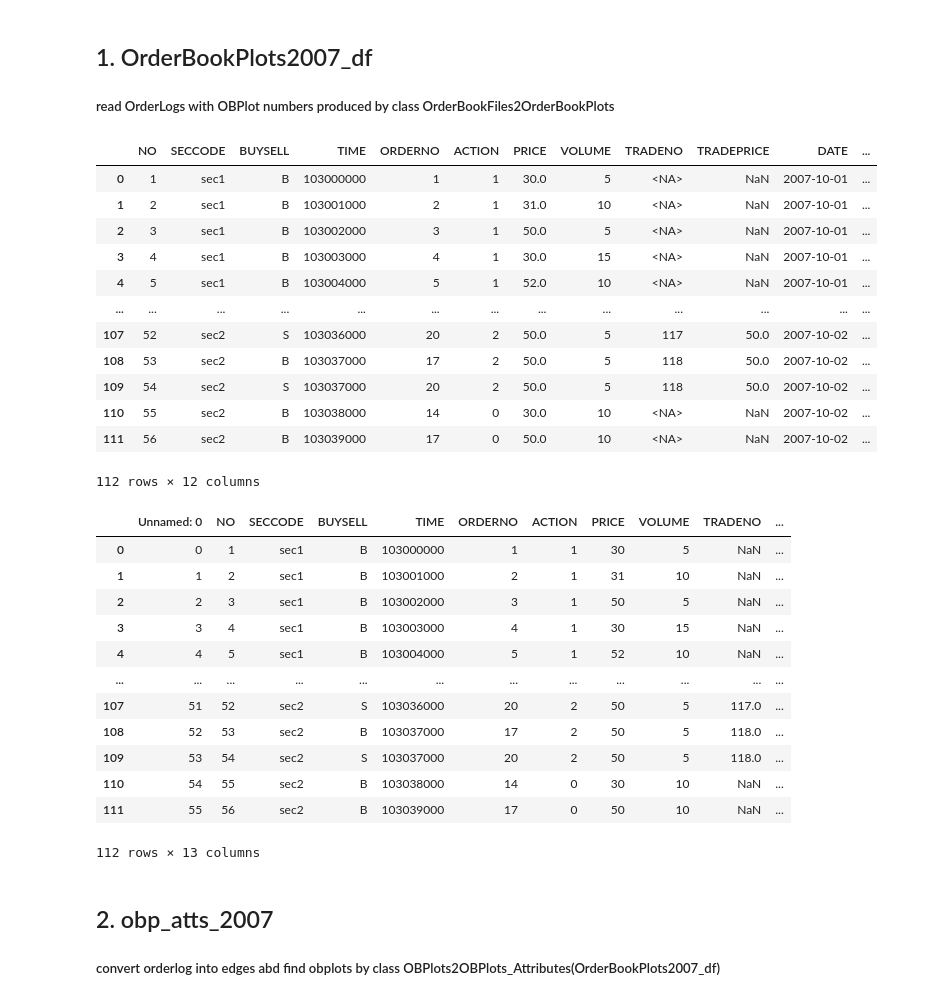
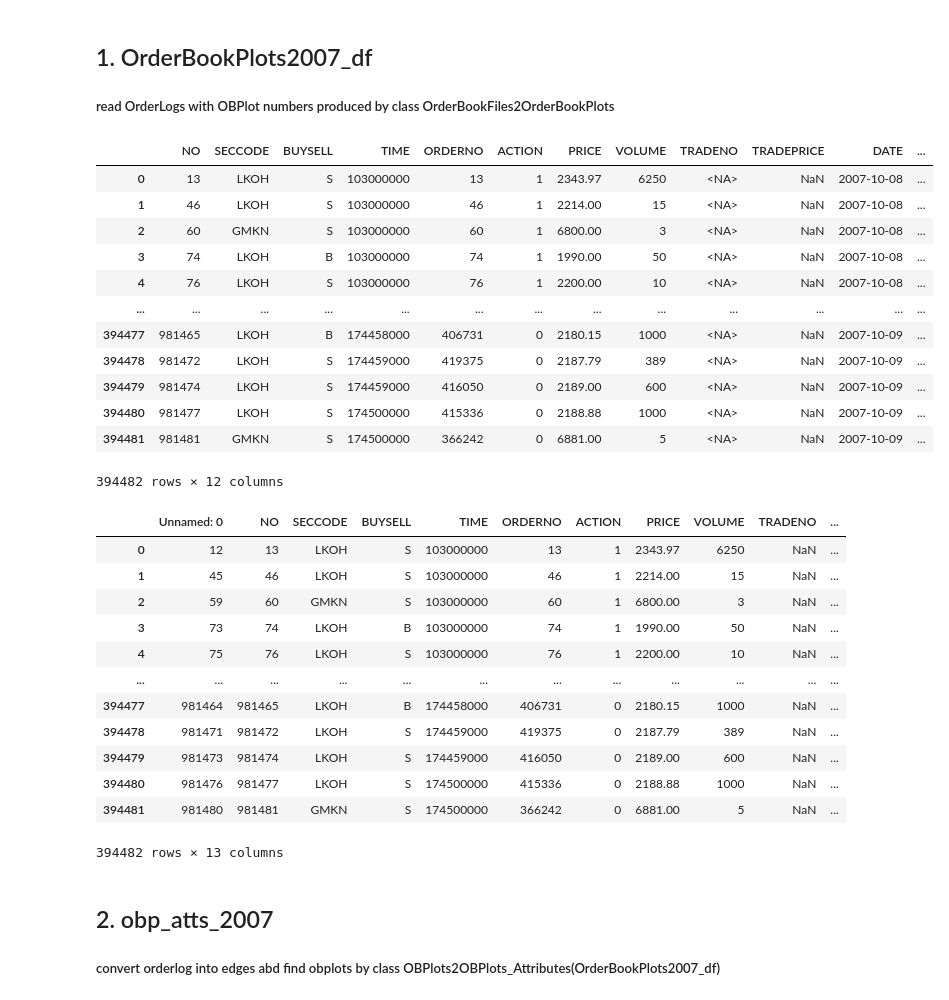
Before and after one commit to leonid-tkach/order-book-plot-find, a Jupyter notebook: cum_errors/OBPlots_Attributes_cum_errors.ipynb, the cells around one changed output. Saved outputs shown, nothing was run; the diff lists cells and outputs as text; code cells hidden in the pictures.

Commit message:
back to LKOH...

```diff
--- a/cum_errors/OBPlots_Attributes_cum_errors.ipynb
+++ b/cum_errors/OBPlots_Attributes_cum_errors.ipynb
@@ -20,36 +20,36 @@ import matplotlib.pyplot as plt
 ## 1. OrderBookPlots2007_df
 ##### read OrderLogs with OBPlot numbers produced by class OrderBookFiles2OrderBookPlots
 # %%
-# temp_df = pd.read_csv('./resources/LKOH-GMKN-2007-10-08-09.csv')
+temp_df = pd.read_csv('./resources/LKOH-GMKN-2007-10-08-09.csv')
 # temp_df = pd.read_csv('./resources/LKOH-2007-10-08.csv')
-temp_df = pd.read_csv('./resources/sec1_sec2_2007.csv')
+# temp_df = pd.read_csv('./resources/sec1_sec2_2007.csv')
 temp_df.drop(['Unnamed: 0'], axis=1, inplace=True)
 temp_df = temp_df.astype({"NO":"int",
                           "SECCODE":"string",
                           "BUYSELL":"string",
                           "TIME":"string",
                           "ORDERNO":"int",
                           "ACTION":"int",
                           "PRICE":"float",
                           "VOLUME":"int",
                           "TRADENO":pd.Int64Dtype(),
                           "TRADEPRICE":"float",
                           "DATE":"string",
                           "OBPLOTNO":"int"
                          })
 temp_df
 # %% [output]
 |  | NO | SECCODE | BUYSELL | TIME | ORDERNO | ACTION | PRICE | VOLUME | TRADENO | TRADEPRICE | DATE | ... |
-| 0 | 1 | sec1 | B | 103000000 | 1 | 1 | 30.0 | 5 | <NA> | NaN | 2007-10-01 | ... |
-| 1 | 2 | sec1 | B | 103001000 | 2 | 1 | 31.0 | 10 | <NA> | NaN | 2007-10-01 | ... |
-| 2 | 3 | sec1 | B | 103002000 | 3 | 1 | 50.0 | 5 | <NA> | NaN | 2007-10-01 | ... |
-| 3 | 4 | sec1 | B | 103003000 | 4 | 1 | 30.0 | 15 | <NA> | NaN | 2007-10-01 | ... |
-| 4 | 5 | sec1 | B | 103004000 | 5 | 1 | 52.0 | 10 | <NA> | NaN | 2007-10-01 | ... |
+| 0 | 13 | LKOH | S | 103000000 | 13 | 1 | 2343.97 | 6250 | <NA> | NaN | 2007-10-08 | ... |
+| 1 | 46 | LKOH | S | 103000000 | 46 | 1 | 2214.00 | 15 | <NA> | NaN | 2007-10-08 | ... |
+| 2 | 60 | GMKN | S | 103000000 | 60 | 1 | 6800.00 | 3 | <NA> | NaN | 2007-10-08 | ... |
+| 3 | 74 | LKOH | B | 103000000 | 74 | 1 | 1990.00 | 50 | <NA> | NaN | 2007-10-08 | ... |
+| 4 | 76 | LKOH | S | 103000000 | 76 | 1 | 2200.00 | 10 | <NA> | NaN | 2007-10-08 | ... |
 | ... | ... | ... | ... | ... | ... | ... | ... | ... | ... | ... | ... | ... |
-| 107 | 52 | sec2 | S | 103036000 | 20 | 2 | 50.0 | 5 | 117 | 50.0 | 2007-10-02 | ... |
-| 108 | 53 | sec2 | B | 103037000 | 17 | 2 | 50.0 | 5 | 118 | 50.0 | 2007-10-02 | ... |
-| 109 | 54 | sec2 | S | 103037000 | 20 | 2 | 50.0 | 5 | 118 | 50.0 | 2007-10-02 | ... |
-| 110 | 55 | sec2 | B | 103038000 | 14 | 0 | 30.0 | 10 | <NA> | NaN | 2007-10-02 | ... |
-| 111 | 56 | sec2 | B | 103039000 | 17 | 0 | 50.0 | 10 | <NA> | NaN | 2007-10-02 | ... |
+| 394477 | 981465 | LKOH | B | 174458000 | 406731 | 0 | 2180.15 | 1000 | <NA> | NaN | 2007-10-09 | ... |
+| 394478 | 981472 | LKOH | S | 174459000 | 419375 | 0 | 2187.79 | 389 | <NA> | NaN | 2007-10-09 | ... |
+| 394479 | 981474 | LKOH | S | 174459000 | 416050 | 0 | 2189.00 | 600 | <NA> | NaN | 2007-10-09 | ... |
+| 394480 | 981477 | LKOH | S | 174500000 | 415336 | 0 | 2188.88 | 1000 | <NA> | NaN | 2007-10-09 | ... |
+| 394481 | 981481 | GMKN | S | 174500000 | 366242 | 0 | 6881.00 | 5 | <NA> | NaN | 2007-10-09 | ... |
-112 rows × 12 columns
+394482 rows × 12 columns
 # %%
@@ -59,7 +59,7 @@ temp_df.to_csv('./resources/for_web_app/s1_s2_2007_obps.csv', index=False)
 # %%
-# OrderBookPlots2007_df = pd.read_csv('./resources/LKOH-GMKN-2007-10-08-09.csv')
+OrderBookPlots2007_df = pd.read_csv('./resources/LKOH-GMKN-2007-10-08-09.csv')
 # OrderBookPlots2007_df = pd.read_csv('./resources/LKOH-2007-10-08.csv')
-OrderBookPlots2007_df = pd.read_csv('./resources/sec1_sec2_2007.csv')
+# OrderBookPlots2007_df = pd.read_csv('./resources/sec1_sec2_2007.csv')
 # OrderBookPlots2007_df = OrderBookPlots2007_df[(OrderBookPlots2007_df.SECCODE.isin(['LKOH', 'GMKN']))
 #                                                & (OrderBookPlots2007_df.DATE.isin(['2007-10-08', '2007-10-09']))]
 # OrderBookPlots2007_df = OrderBookPlots2007_df[(OrderBookPlots2007_df.SECCODE.isin(['LKOH']))
@@ -67,18 +67,18 @@ OrderBookPlots2007_df = pd.read_csv('./resources/sec1_sec2_2007.csv')
 OrderBookPlots2007_df
 # %% [output]
 |  | Unnamed: 0 | NO | SECCODE | BUYSELL | TIME | ORDERNO | ACTION | PRICE | VOLUME | TRADENO | ... |
-| 0 | 0 | 1 | sec1 | B | 103000000 | 1 | 1 | 30 | 5 | NaN | ... |
-| 1 | 1 | 2 | sec1 | B | 103001000 | 2 | 1 | 31 | 10 | NaN | ... |
-| 2 | 2 | 3 | sec1 | B | 103002000 | 3 | 1 | 50 | 5 | NaN | ... |
-| 3 | 3 | 4 | sec1 | B | 103003000 | 4 | 1 | 30 | 15 | NaN | ... |
-| 4 | 4 | 5 | sec1 | B | 103004000 | 5 | 1 | 52 | 10 | NaN | ... |
+| 0 | 12 | 13 | LKOH | S | 103000000 | 13 | 1 | 2343.97 | 6250 | NaN | ... |
+| 1 | 45 | 46 | LKOH | S | 103000000 | 46 | 1 | 2214.00 | 15 | NaN | ... |
+| 2 | 59 | 60 | GMKN | S | 103000000 | 60 | 1 | 6800.00 | 3 | NaN | ... |
+| 3 | 73 | 74 | LKOH | B | 103000000 | 74 | 1 | 1990.00 | 50 | NaN | ... |
+| 4 | 75 | 76 | LKOH | S | 103000000 | 76 | 1 | 2200.00 | 10 | NaN | ... |
 | ... | ... | ... | ... | ... | ... | ... | ... | ... | ... | ... | ... |
-| 107 | 51 | 52 | sec2 | S | 103036000 | 20 | 2 | 50 | 5 | 117.0 | ... |
-| 108 | 52 | 53 | sec2 | B | 103037000 | 17 | 2 | 50 | 5 | 118.0 | ... |
-| 109 | 53 | 54 | sec2 | S | 103037000 | 20 | 2 | 50 | 5 | 118.0 | ... |
-| 110 | 54 | 55 | sec2 | B | 103038000 | 14 | 0 | 30 | 10 | NaN | ... |
-| 111 | 55 | 56 | sec2 | B | 103039000 | 17 | 0 | 50 | 10 | NaN | ... |
+| 394477 | 981464 | 981465 | LKOH | B | 174458000 | 406731 | 0 | 2180.15 | 1000 | NaN | ... |
+| 394478 | 981471 | 981472 | LKOH | S | 174459000 | 419375 | 0 | 2187.79 | 389 | NaN | ... |
+| 394479 | 981473 | 981474 | LKOH | S | 174459000 | 416050 | 0 | 2189.00 | 600 | NaN | ... |
+| 394480 | 981476 | 981477 | LKOH | S | 174500000 | 415336 | 0 | 2188.88 | 1000 | NaN | ... |
+| 394481 | 981480 | 981481 | GMKN | S | 174500000 | 366242 | 0 | 6881.00 | 5 | NaN | ... |
-112 rows × 13 columns
+394482 rows × 13 columns
 # %%
 OrderBookPlots2007_df['TRADENO'] = OrderBookPlots2007_df['TRADENO'].astype(pd.Int64Dtype())
 # %%
```
Also changed, not shown: parts of 9 cells of this notebook.
